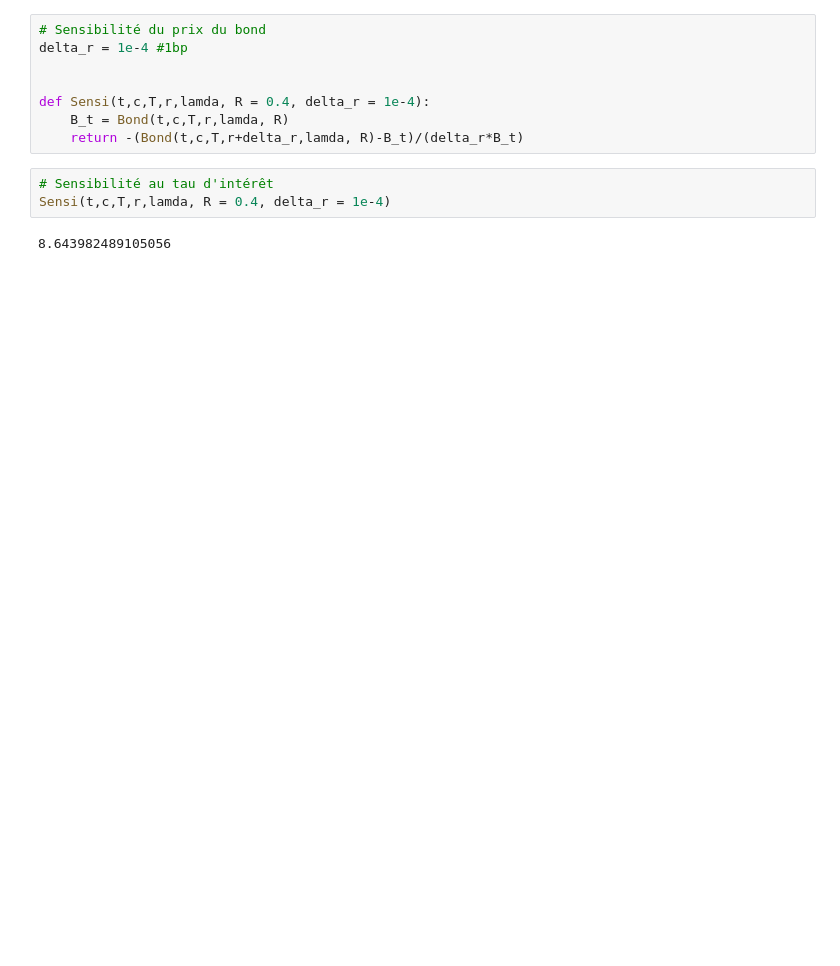
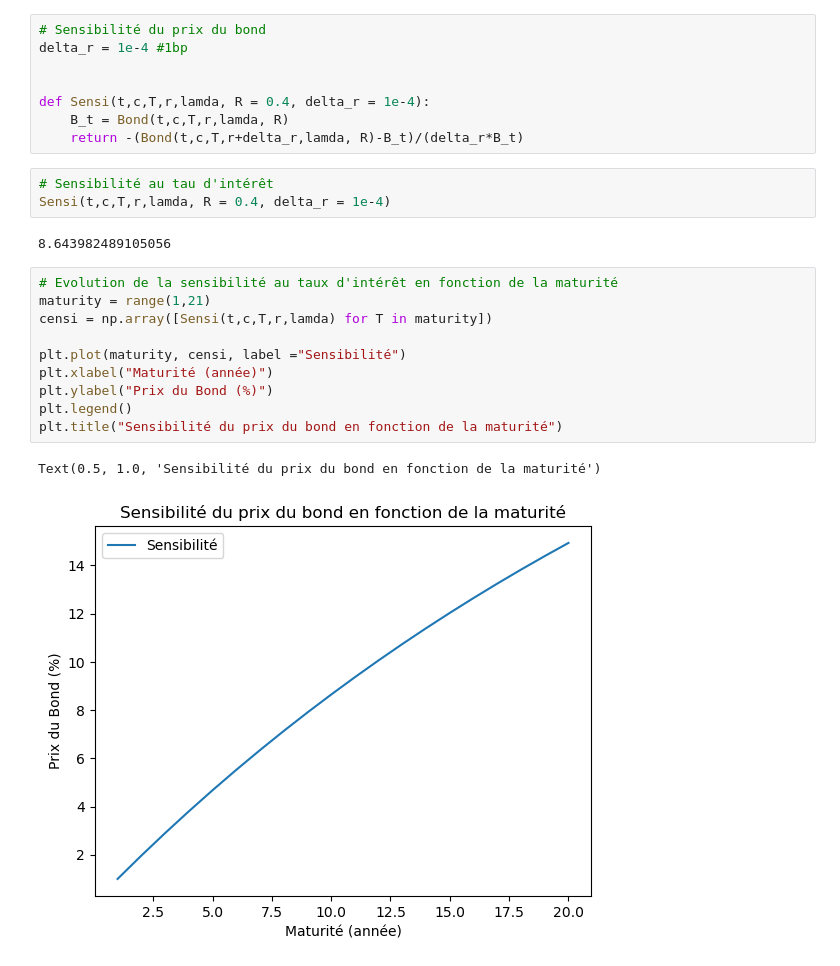
Before and after one commit to usenameFD/Asset-management, a Jupyter notebook: Liquidity/assetLiquidity.ipynb, the cells around one changed output. Cells and saved outputs as stored; diff of their text form; blank space fills up the shorter version.

```diff
--- a/Liquidity/assetLiquidity.ipynb
+++ b/Liquidity/assetLiquidity.ipynb
@@ -636,4 +660,17 @@ def Sensi(t,c,T,r,lamda, R = 0.4, delta_r = 1e-4):
 Sensi(t,c,T,r,lamda, R = 0.4, delta_r = 1e-4)
 # %% [output]
 8.643982489105056
+# %%
+# Evolution de la sensibilité au taux d'intérêt en fonction de la maturité
+maturity = range(1,21)
+censi = np.array([Sensi(t,c,T,r,lamda) for T in maturity])
+
+plt.plot(maturity, censi, label ="Sensibilité")
+plt.xlabel("Maturité (année)")
+plt.ylabel("Prix du Bond (%)")
+plt.legend()
+plt.title("Sensibilité du prix du bond en fonction de la maturité")
+# %% [output]
+Text(0.5, 1.0, 'Sensibilité du prix du bond en fonction de la maturité')
+[figure, added]
 # %%
```
Also changed, not shown: parts of 39 cells of this notebook, 3 other files.
